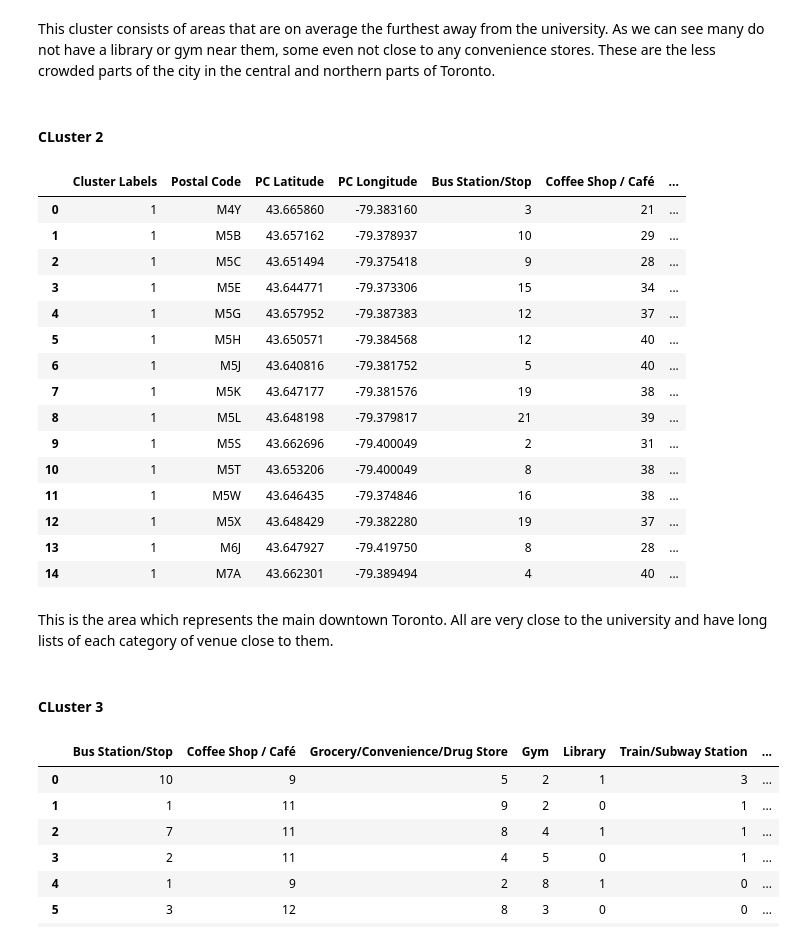
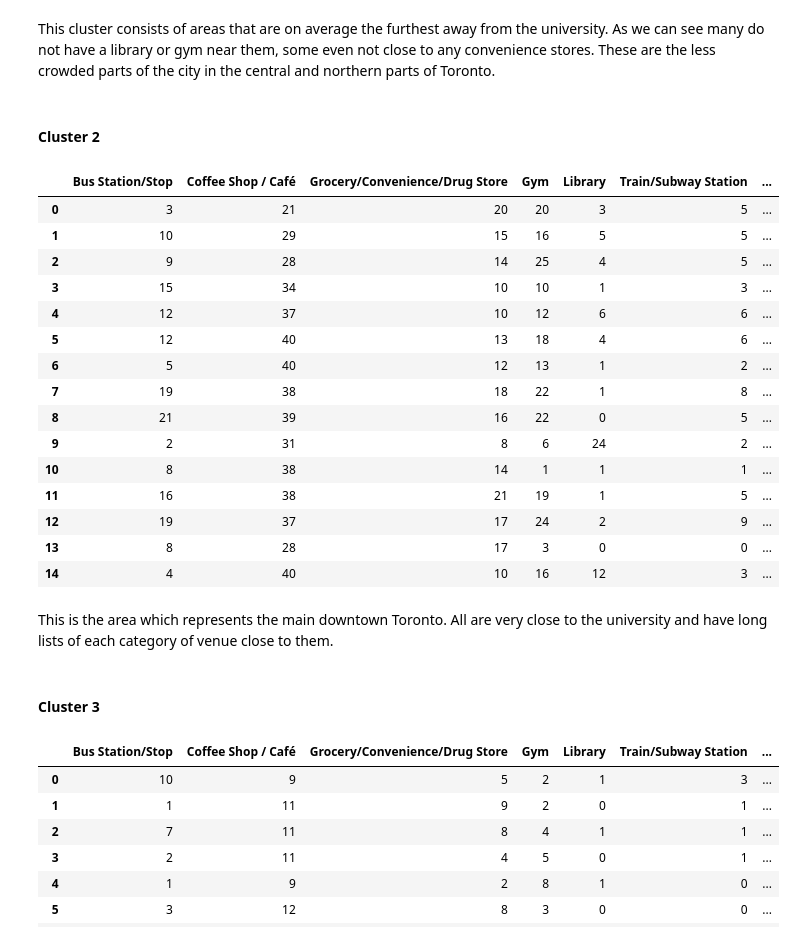
Before and after one commit to arefjadda/Coursera_Capstone, a Jupyter notebook: Capstone_Project - Final.ipynb, the cells around one changed output. Drawn from its saved outputs; the diff is of its cells as text; code cells hidden in the pictures.

```diff
--- a/Capstone_Project - Final.ipynb
+++ b/Capstone_Project - Final.ipynb
@@ -175,8 +162,8 @@ Lets first define our foursquare credentials.
 ***NOTE:*** The credentials are censored for privacy purposes.
 # %%
 # credentials
-CLIENT_ID = 'DUY30PGDBD4ZWHQHP13JTHYZN3SS3H2T5BTIVGEJ2EM4XO3P' # your Foursquare ID
-CLIENT_SECRET = 'Z2VS3U1XPE1MNV3DCI2FHOVGSZAW312UZ4IBRVKAIDKYXY0I' # your Foursquare Secret
+CLIENT_ID = '***************************' # your Foursquare ID
+CLIENT_SECRET = '***************************' # your Foursquare Secret
 VERSION = '20180605' # Foursquare API version
 LIMIT = 100 # A default Foursquare API limit value
 # %% [markdown]
@@ -473,30 +460,30 @@ toronto_merged.loc[toronto_merged['Cluster Labels'] == 0].iloc[:, 4:].reset_inde
 # %% [markdown]
 This cluster consists of areas that are on average the furthest away from the university. As we can see many do not have a library or gym near them, some even not close to any convenience stores. These are the less crowded parts of the city in the central and northern parts of Toronto.
 # %% [markdown]
-#### CLuster 2
+#### Cluster 2
 # %%
-toronto_merged.loc[toronto_merged['Cluster Labels'] == 1].reset_index(drop = True)
+toronto_merged.loc[toronto_merged['Cluster Labels'] == 1].iloc[:, 4:].reset_index(drop = True)
 # %% [output]
-|  | Cluster Labels | Postal Code | PC Latitude | PC Longitude | Bus Station/Stop | Coffee Shop / Café | ... |
-| 0 | 1 | M4Y | 43.665860 | -79.383160 | 3 | 21 | ... |
-| 1 | 1 | M5B | 43.657162 | -79.378937 | 10 | 29 | ... |
-| 2 | 1 | M5C | 43.651494 | -79.375418 | 9 | 28 | ... |
-| 3 | 1 | M5E | 43.644771 | -79.373306 | 15 | 34 | ... |
-| 4 | 1 | M5G | 43.657952 | -79.387383 | 12 | 37 | ... |
-| 5 | 1 | M5H | 43.650571 | -79.384568 | 12 | 40 | ... |
-| 6 | 1 | M5J | 43.640816 | -79.381752 | 5 | 40 | ... |
-| 7 | 1 | M5K | 43.647177 | -79.381576 | 19 | 38 | ... |
-| 8 | 1 | M5L | 43.648198 | -79.379817 | 21 | 39 | ... |
-| 9 | 1 | M5S | 43.662696 | -79.400049 | 2 | 31 | ... |
-| 10 | 1 | M5T | 43.653206 | -79.400049 | 8 | 38 | ... |
-| 11 | 1 | M5W | 43.646435 | -79.374846 | 16 | 38 | ... |
-| 12 | 1 | M5X | 43.648429 | -79.382280 | 19 | 37 | ... |
-| 13 | 1 | M6J | 43.647927 | -79.419750 | 8 | 28 | ... |
-| 14 | 1 | M7A | 43.662301 | -79.389494 | 4 | 40 | ... |
+|  | Bus Station/Stop | Coffee Shop / Café | Grocery/Convenience/Drug Store | Gym | Library | Train/Subway Station | ... |
+| 0 | 3 | 21 | 20 | 20 | 3 | 5 | ... |
+| 1 | 10 | 29 | 15 | 16 | 5 | 5 | ... |
+| 2 | 9 | 28 | 14 | 25 | 4 | 5 | ... |
+| 3 | 15 | 34 | 10 | 10 | 1 | 3 | ... |
+| 4 | 12 | 37 | 10 | 12 | 6 | 6 | ... |
+| 5 | 12 | 40 | 13 | 18 | 4 | 6 | ... |
+| 6 | 5 | 40 | 12 | 13 | 1 | 2 | ... |
+| 7 | 19 | 38 | 18 | 22 | 1 | 8 | ... |
+| 8 | 21 | 39 | 16 | 22 | 0 | 5 | ... |
+| 9 | 2 | 31 | 8 | 6 | 24 | 2 | ... |
+| 10 | 8 | 38 | 14 | 1 | 1 | 1 | ... |
+| 11 | 16 | 38 | 21 | 19 | 1 | 5 | ... |
+| 12 | 19 | 37 | 17 | 24 | 2 | 9 | ... |
+| 13 | 8 | 28 | 17 | 3 | 0 | 0 | ... |
+| 14 | 4 | 40 | 10 | 16 | 12 | 3 | ... |
 # %% [markdown]
 This is the area which represents the main downtown Toronto. All are very close to the university and have long lists of each category of venue close to them.
 # %% [markdown]
-#### CLuster 3
+#### Cluster 3
 # %%
 toronto_merged.loc[toronto_merged['Cluster Labels'] == 2].iloc[:, 4:].reset_index(drop = True)
 # %% [output]
```
Also changed, not shown: parts of 8 cells of this notebook, 2 other files.
